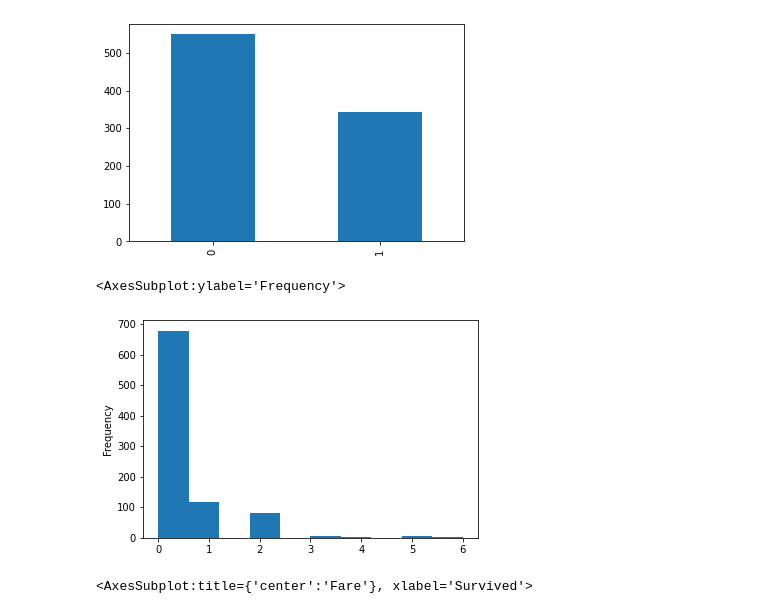
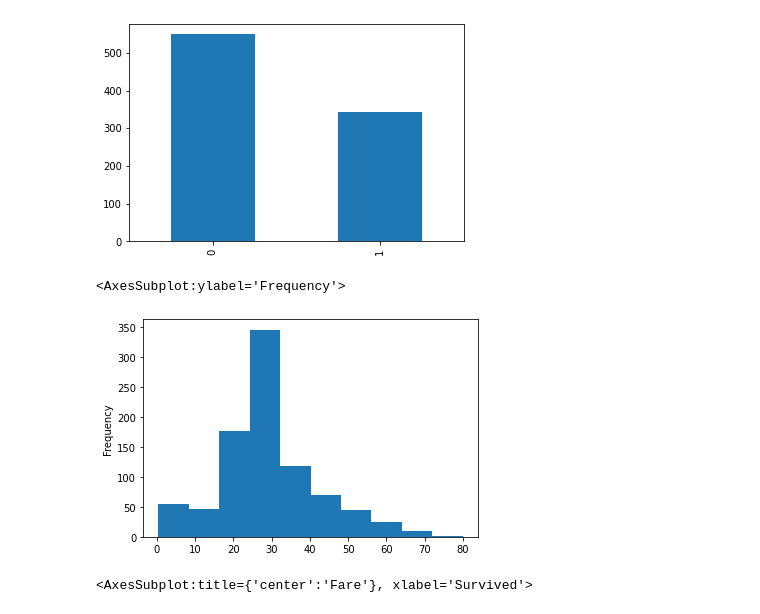
Before and after one commit to PhilipMottershead/CSM6420, a Jupyter notebook: Practical 0/Practical0_.ipynb, the cells around one changed output. Drawn from its saved outputs; the diff is of its cells as text; code cells hidden in the pictures.

```diff
--- a/Practical 0/Practical0_.ipynb
+++ b/Practical 0/Practical0_.ipynb
@@ -203,10 +204,10 @@ data.Survived.value_counts().plot(kind='bar')
 # %%
 y = data["Survived"].values
 # %%
-data['Parch'].plot(kind='hist') # Histogram for age
+data['Age'].plot(kind='hist') # Histogram for age
 # %% [output]
 <AxesSubplot:ylabel='Frequency'>
-[figure, old version]
+[figure, new version]
 # %%
 # Boxplots to compare the distribution of continuous variables by groups
 data.boxplot(column='Age', by='Survived')
```
Also changed, not shown: parts of 6 cells of this notebook.
